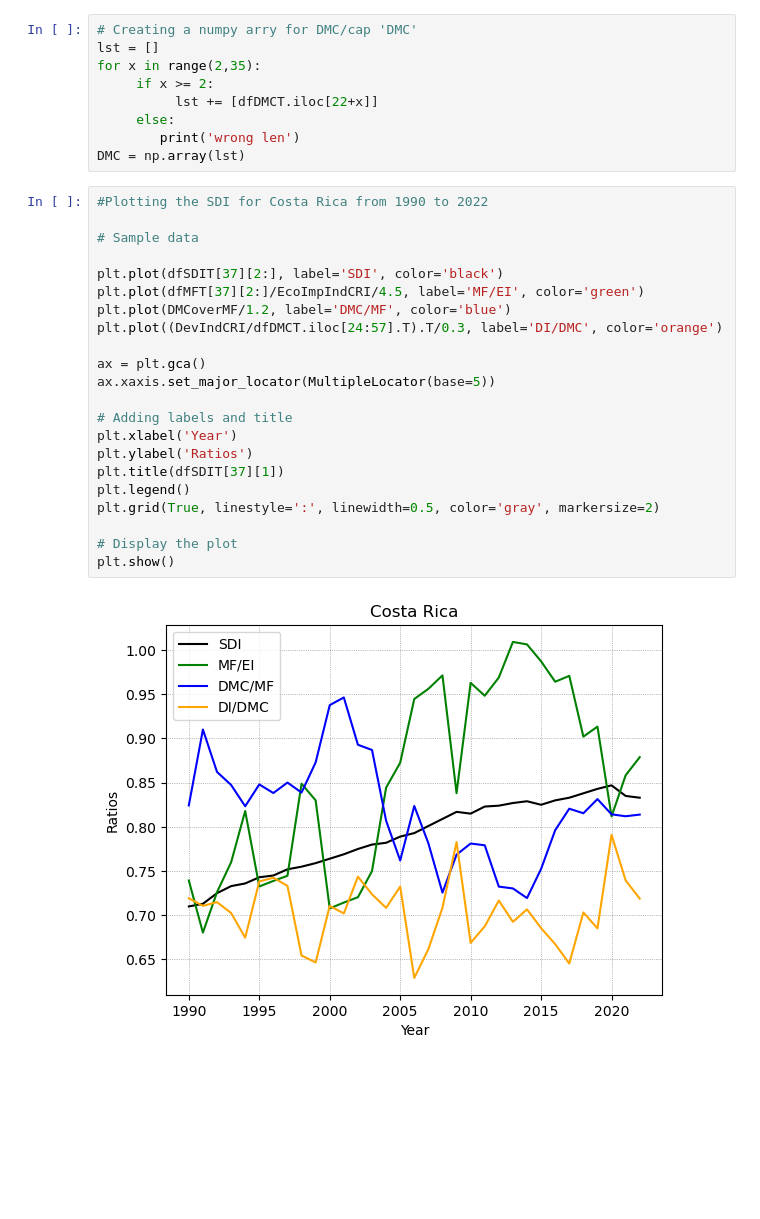
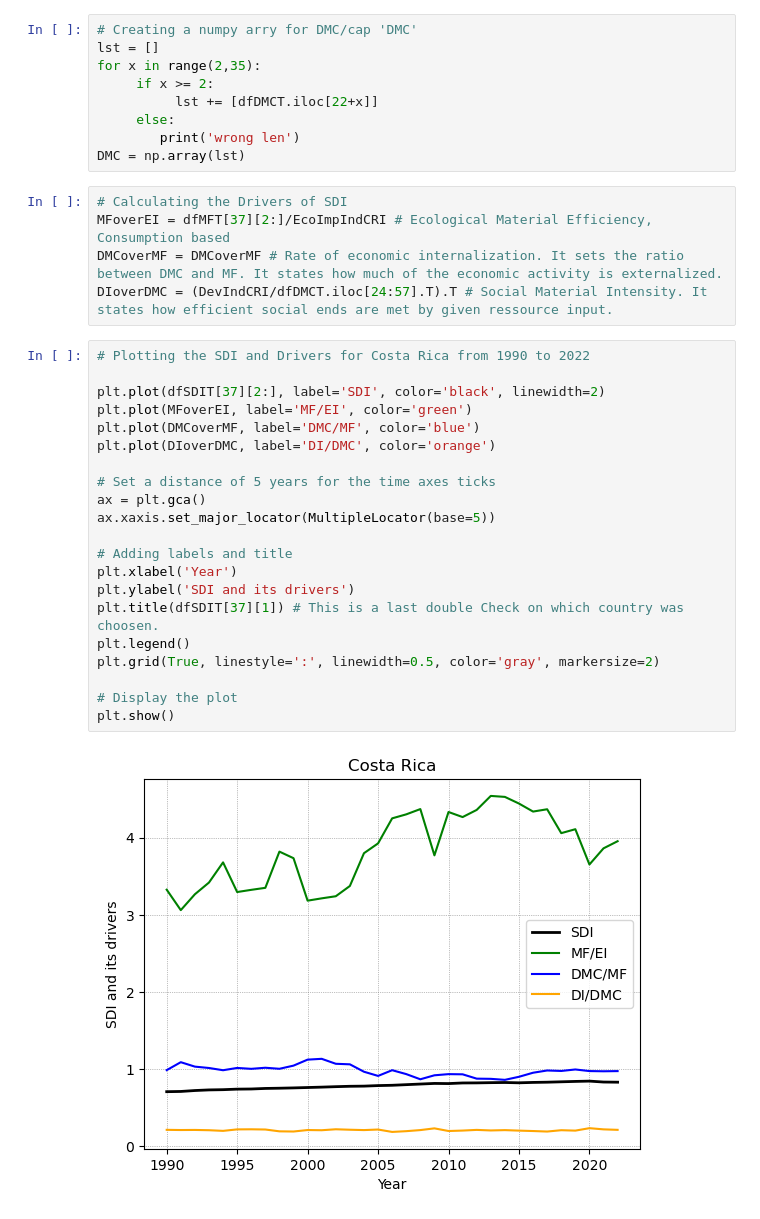
Before and after one commit to SamGrof/SDI_Decomposition, a Jupyter notebook: SDI_Index_Decomposition_Costa_Rica_July_24.ipynb, the cells around one changed output. Saved outputs shown, nothing was run; the diff lists cells and outputs as text; blank space fills up the shorter version.

Commit message:
Cleaned up the data for plotting and the plot it self

```diff
--- a/SDI_Index_Decomposition_Costa_Rica_July_24.ipynb
+++ b/SDI_Index_Decomposition_Costa_Rica_July_24.ipynb
@@ -108,27 +108,31 @@ for x in range(2,35):
      else:
         print('wrong len')
 DMC = np.array(lst)
+# %%
+# Calculating the Drivers of SDI
+MFoverEI = dfMFT[37][2:]/EcoImpIndCRI # Ecological Material Efficiency, Consumption based
+DMCoverMF = DMCoverMF # Rate of economic internalization. It sets the ratio between DMC and MF. It states how much of the economic activity is externalized.
+DIoverDMC = (DevIndCRI/dfDMCT.iloc[24:57].T).T # Social Material Intensity. It states how efficient social ends are met by given ressource input.
 # %%
-#Plotting the SDI for Costa Rica from 1990 to 2022
+# Plotting the SDI and Drivers for Costa Rica from 1990 to 2022
 
-# Sample data
+plt.plot(dfSDIT[37][2:], label='SDI', color='black', linewidth=2)
+plt.plot(MFoverEI, label='MF/EI', color='green')
+plt.plot(DMCoverMF, label='DMC/MF', color='blue')
+plt.plot(DIoverDMC, label='DI/DMC', color='orange')
 
-plt.plot(dfSDIT[37][2:], label='SDI', color='black')
-plt.plot(dfMFT[37][2:]/EcoImpIndCRI/4.5, label='MF/EI', color='green')
-plt.plot(DMCoverMF/1.2, label='DMC/MF', color='blue')
-plt.plot((DevIndCRI/dfDMCT.iloc[24:57].T).T/0.3, label='DI/DMC', color='orange')
-
+# Set a distance of 5 years for the time axes ticks
 ax = plt.gca()
 ax.xaxis.set_major_locator(MultipleLocator(base=5))
 
 # Adding labels and title
 plt.xlabel('Year')
-plt.ylabel('Ratios')
-plt.title(dfSDIT[37][1])
+plt.ylabel('SDI and its drivers')
+plt.title(dfSDIT[37][1]) # This is a last double Check on which country was choosen.
 plt.legend()
 plt.grid(True, linestyle=':', linewidth=0.5, color='gray', markersize=2)
 
 # Display the plot
 plt.show()
 # %% [output]
-[figure, old version]
+[figure, new version]
```
